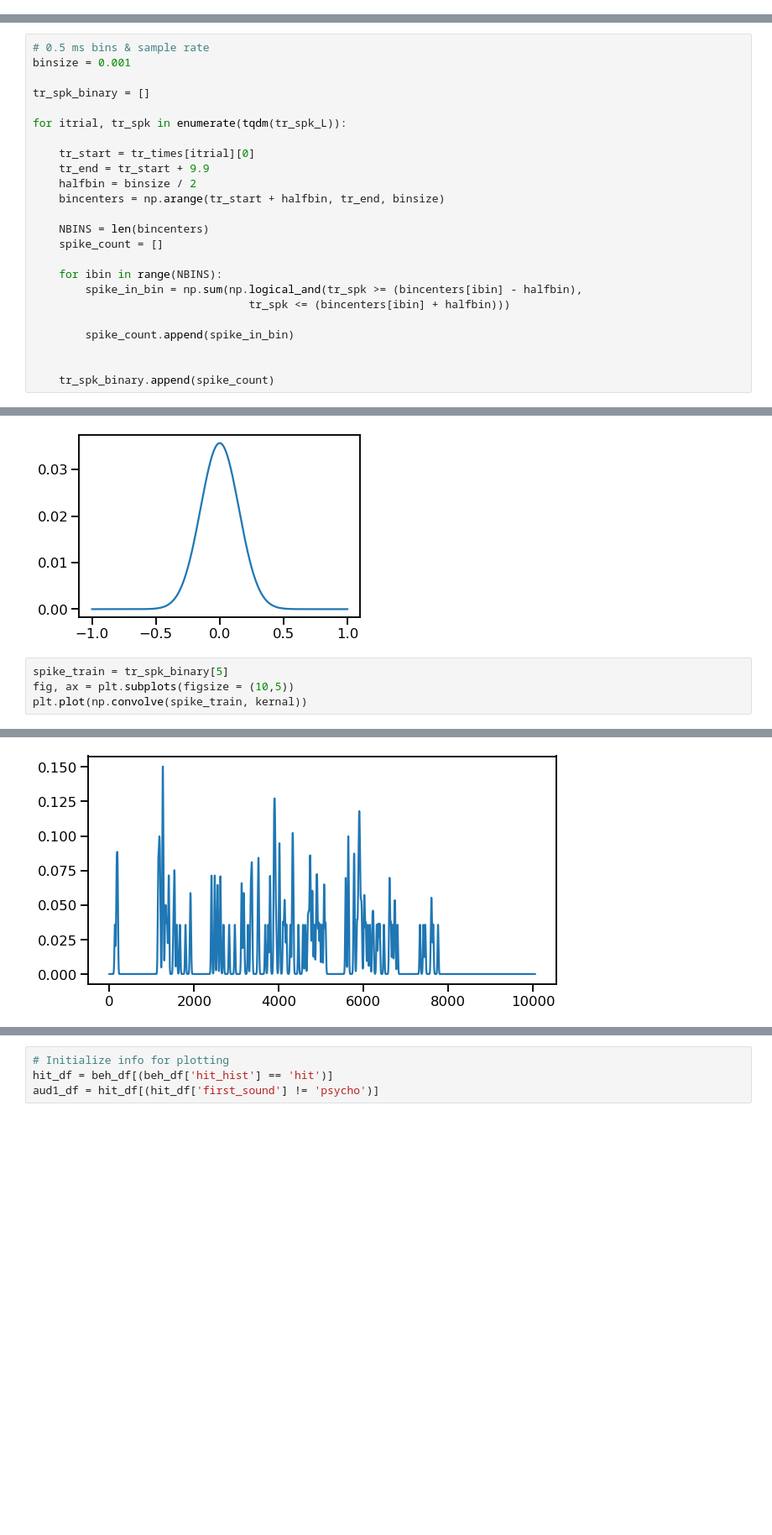
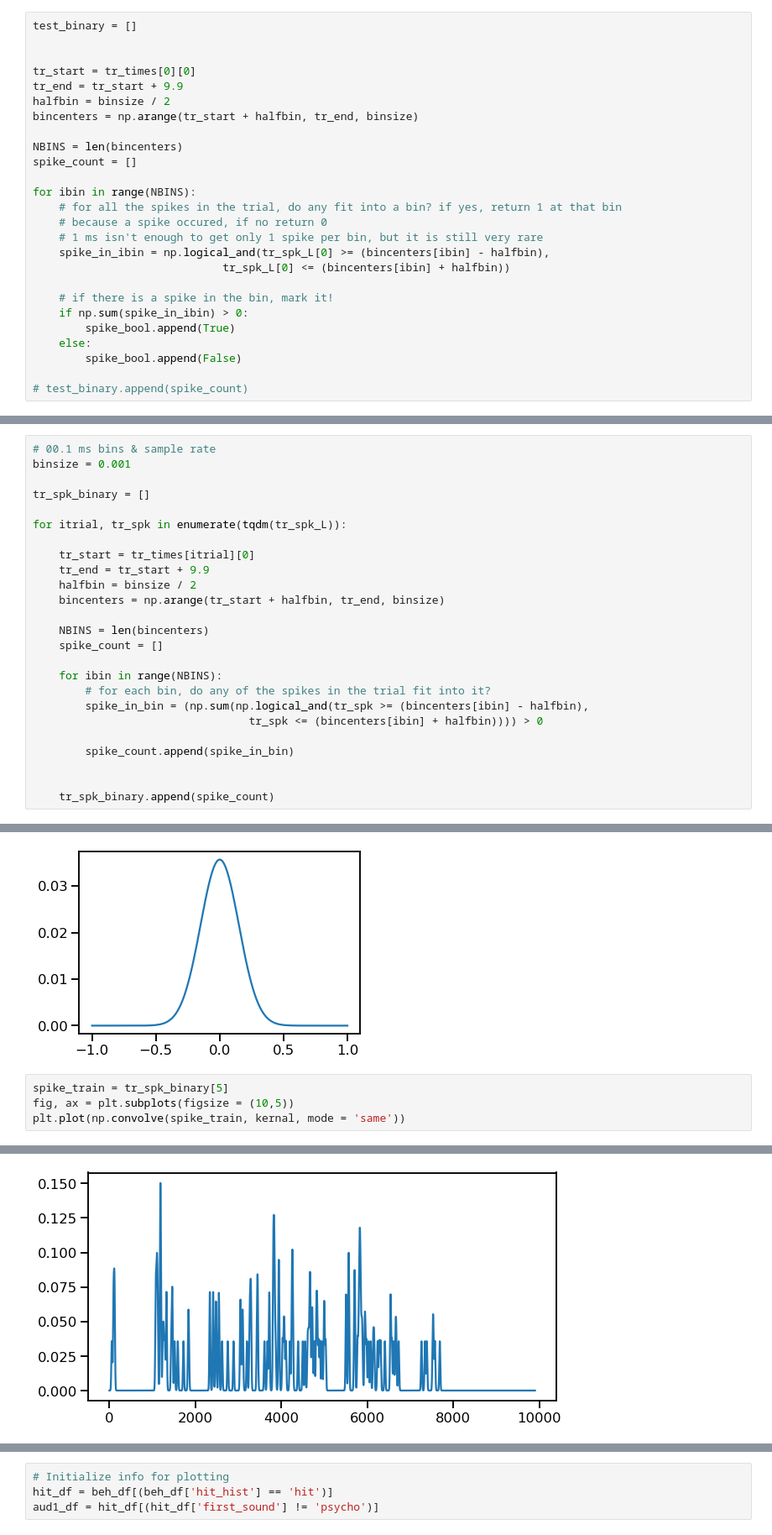
Before and after one commit to Brody-Lab/jbreda_PWM_mPFC_analysis, a Jupyter notebook: W122_08_06_2019_1_fromSD.ipynb, the cells around one changed output, grey strips where cells are left out. Shown at 84% size. Cells and saved outputs as stored; diff of their text form; blank space fills up the shorter version.

```diff
--- a/W122_08_06_2019_1_fromSD.ipynb
+++ b/W122_08_06_2019_1_fromSD.ipynb
@@ -88,3 +89,29 @@ for idx, row in beh_df.iterrows():
 ### Discretizing
 
 Take spk times x trials above, & given a bin size (1 ms) search in trial & binarize
+# %%
+test_binary = []
+
+
+tr_start = tr_times[0][0]
+tr_end = tr_start + 9.9
+halfbin = binsize / 2
+bincenters = np.arange(tr_start + halfbin, tr_end, binsize)
+
+NBINS = len(bincenters)
+spike_count = []
+
+for ibin in range(NBINS):
+    # for all the spikes in the trial, do any fit into a bin? if yes, return 1 at that bin
+    # because a spike occured, if no return 0
+    # 1 ms isn't enough to get only 1 spike per bin, but it is still very rare
+    spike_in_ibin = np.logical_and(tr_spk_L[0] >= (bincenters[ibin] - halfbin),
+                             tr_spk_L[0] <= (bincenters[ibin] + halfbin))
+
+    # if there is a spike in the bin, mark it!
+    if np.sum(spike_in_ibin) > 0:
+        spike_bool.append(True)
+    else:
+        spike_bool.append(False)
+
+# test_binary.append(spike_count)
@@ -91,5 +162,5 @@ Take spk times x trials above, & given a bin size (1 ms) search in trial & binar
 # %%
-# 0.5 ms bins & sample rate
+# 00.1 ms bins & sample rate
 binsize = 0.001
 
 tr_spk_binary = []
@@ -105,8 +176,9 @@ for itrial, tr_spk in enumerate(tqdm(tr_spk_L)):
     spike_count = []
 
     for ibin in range(NBINS):
-        spike_in_bin = np.sum(np.logical_and(tr_spk >= (bincenters[ibin] - halfbin),
-                                 tr_spk <= (bincenters[ibin] + halfbin)))
+        # for each bin, do any of the spikes in the trial fit into it?
+        spike_in_bin = (np.sum(np.logical_and(tr_spk >= (bincenters[ibin] - halfbin),
+                                 tr_spk <= (bincenters[ibin] + halfbin)))) > 0
 
         spike_count.append(spike_in_bin)
 
@@ -129,8 +220,8 @@ plt.plot(x, kernal)
 # %%
 spike_train = tr_spk_binary[5]
 fig, ax = plt.subplots(figsize = (10,5))
-plt.plot(np.convolve(spike_train, kernal))
+plt.plot(np.convolve(spike_train, kernal, mode = 'same'))
 # %% [output]
 [<matplotlib.lines.Line2D at 0x...>]
-[figure, old version]
+[figure, new version]
 # %%
```
Also changed, not shown: parts of 16 cells of this notebook.
